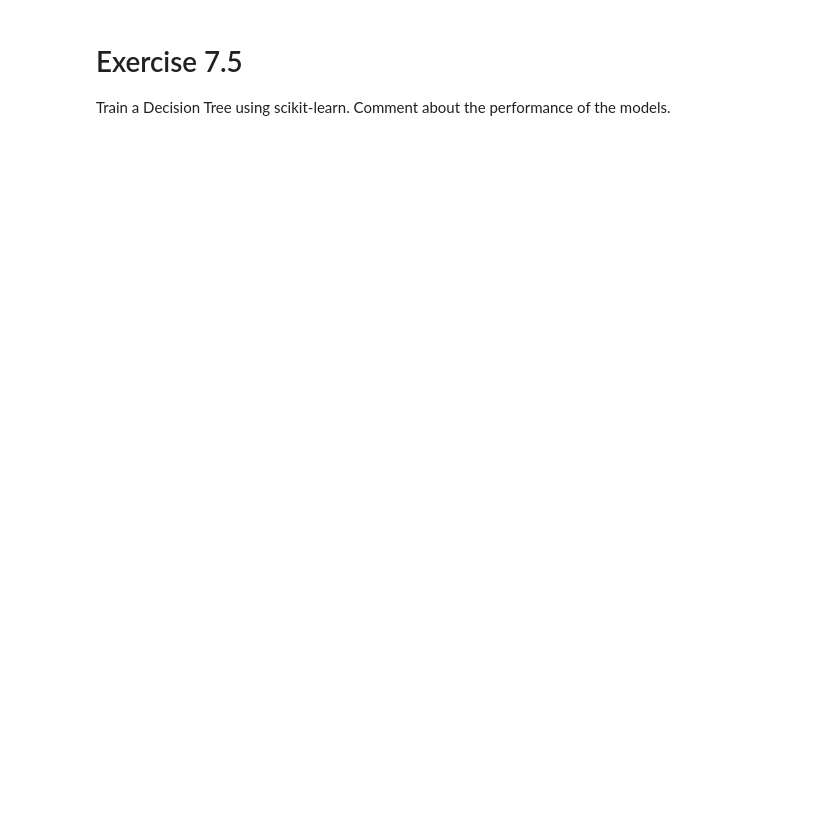
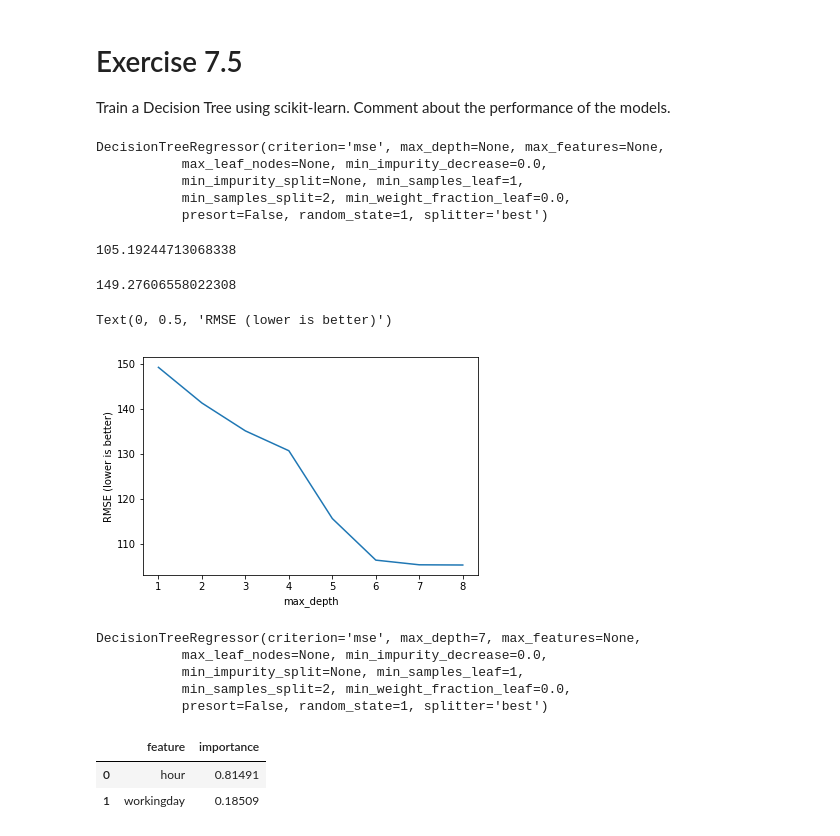
Before and after one commit to julianfbaquero/PracticalMachineLearningClass, a Jupyter notebook: Exercices-JulianBaquero/E7-DecisionTrees.ipynb, the cells around one changed output. Saved outputs shown, nothing was run; the diff lists cells and outputs as text; code cells hidden in the pictures; blank space fills up the shorter version.

```diff
--- a/Exercices-JulianBaquero/E7-DecisionTrees.ipynb
+++ b/Exercices-JulianBaquero/E7-DecisionTrees.ipynb
@@ -122,0 +158,7 @@ Create a Decision Tree to forecast "total" by manually iterating over the featur
+# %%
+for hour in range (0,24):
+
+    bikes['pred'] = bikes.loc[bikes.hour<hour, 'total'].mean()
+    bikes.loc[bikes.hour>=hour, 'pred'] = bikes.loc[bikes.hour>=hour, 'total'].mean()
+
+    print(hour,(((bikes['total'] - bikes['pred'])**2).mean()) ** 0.5)
@@ -124,3 +279,72 @@ Create a Decision Tree to forecast "total" by manually iterating over the featur
 # Exercise 7.5
 
 Train a Decision Tree using scikit-learn. Comment about the performance of the models.
+# %%
+from sklearn.tree import DecisionTreeRegressor
+treereg = DecisionTreeRegressor(random_state=1)
+treereg
+# %% [output]
+DecisionTreeRegressor(criterion='mse', max_depth=None, max_features=None,
+           max_leaf_nodes=None, min_impurity_decrease=0.0,
+           min_impurity_split=None, min_samples_leaf=1,
+           min_samples_split=2, min_weight_fraction_leaf=0.0,
+           presort=False, random_state=1, splitter='best')
+# %%
+# define X and y
+feature_cols = ['hour', 'workingday']
+X = bikes[feature_cols]
+y = bikes.total
+# %%
+# use leave-one-out cross-validation (LOOCV) to estimate the RMSE for this model
+import numpy as np
+from sklearn.model_selection import cross_val_score
+scores = cross_val_score(treereg, X, y, cv=14, scoring='neg_mean_squared_error')
+np.mean(np.sqrt(-scores))
+# %% [output]
+105.19244713068338
+# %%
+# try different values one-by-one
+treereg = DecisionTreeRegressor(max_depth=1, random_state=1)
+scores = cross_val_score(treereg, X, y, cv=14, scoring='neg_mean_squared_error')
+np.mean(np.sqrt(-scores))
+# %% [output]
+149.27606558022308
+# %%
+# list of values to try
+max_depth_range = range(1, 9)
+
+# list to store the average RMSE for each value of max_depth
+RMSE_scores = []
+
+# use LOOCV with each value of max_depth
+for depth in max_depth_range:
+    treereg = DecisionTreeRegressor(max_depth=depth, random_state=1)
+    MSE_scores = cross_val_score(treereg, X, y, cv=14, scoring='neg_mean_squared_error')
+    RMSE_scores.append(np.mean(np.sqrt(-MSE_scores)))
+# %%
+%matplotlib inline
+import matplotlib.pyplot as plt
+# plot max_depth (x-axis) versus RMSE (y-axis)
+plt.plot(max_depth_range, RMSE_scores)
+plt.xlabel('max_depth')
+plt.ylabel('RMSE (lower is better)')
+# %% [output]
+Text(0, 0.5, 'RMSE (lower is better)')
+[figure, added]
+# %%
+# max_depth=7 was best, so fit a tree using that parameter
+treereg = DecisionTreeRegressor(max_depth=7, random_state=1)
+treereg.fit(X, y)
+# %% [output]
+DecisionTreeRegressor(criterion='mse', max_depth=7, max_features=None,
+           max_leaf_nodes=None, min_impurity_decrease=0.0,
+           min_impurity_split=None, min_samples_leaf=1,
+           min_samples_split=2, min_weight_fraction_leaf=0.0,
+           presort=False, random_state=1, splitter='best')
+# %%
+# "Gini importance" of each feature: the (normalized) total reduction of error brought by that feature
+pd.DataFrame({'feature':feature_cols, 'importance':treereg.feature_importances_})
+# %% [output]
+|  | feature | importance |
+| 0 | hour | 0.81491 |
+| 1 | workingday | 0.18509 |
```
Also changed, not shown: parts of 25 cells of this notebook.
